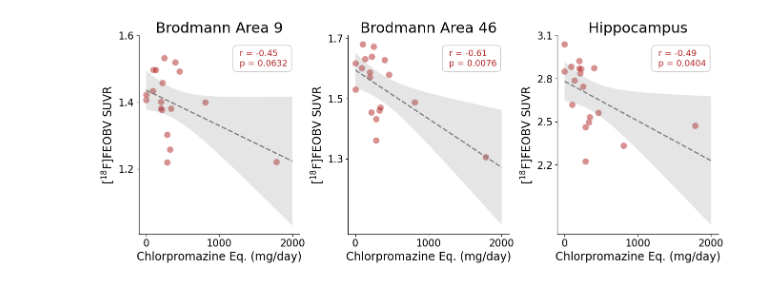
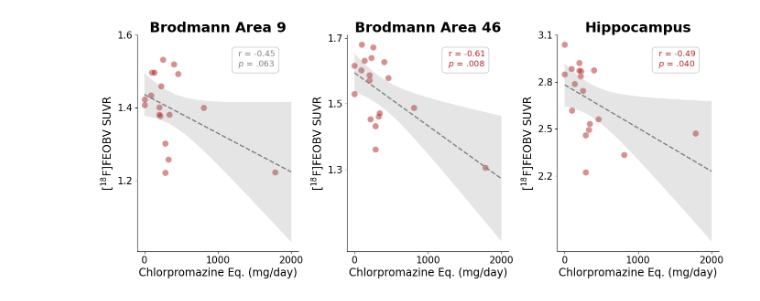
Before and after one commit to zsaint1/FEOBV-PET_Brain, a Jupyter notebook: visualization/Suppl_Figures_FEOBV-PET_Brain.ipynb, the cells around one changed output. Cells and saved outputs as stored; diff of their text form; code cells hidden in the pictures.

```diff
--- a/visualization/Suppl_Figures_FEOBV-PET_Brain.ipynb
+++ b/visualization/Suppl_Figures_FEOBV-PET_Brain.ipynb
@@ -117,103 +121,107 @@ import numpy as np
 import scipy.stats as stats
 import pandas as pd
 
-
-
-# Define ROI info
+## Define ROI info
 ROI_info = {
 	'BA9': {'label': 'Brodmann Area 9', 'ROI_ticks': [1.2, 1.4, 1.6]},
-	'Area_46': {'label': 'Brodmann Area 46', 'ROI_ticks': [1.3, 1.5, 1.7]},
+	'BA46': {'label': 'Brodmann Area 46', 'ROI_ticks': [1.3, 1.5, 1.7]},
 	'HIP': {'label': 'Hippocampus', 'ROI_ticks': [2.2, 2.5, 2.8, 3.1]},
 }
 
-
-# Variables
+## Variables
 X_var = 'cz_eq'
 X_label = 'Chlorpromazine Eq. (mg/day)'
 xticks = [0, 1000, 2000]
 prediction_lower = 0
 prediction_upper = 2000
 
-# Colors
-patient_color = '#B22222'
+## Colors
+group_color = '#B22222'
 
-# Load data
+## Load data
 masterfile = pd.read_csv('data/masterfile_final_18patients_and_33controls.csv')
 patients_only = masterfile[masterfile['Group'] == 'Schizophrenia'].copy()
 
-# Create figure with 2 subplots side-by-side
+## Create figure with 2 subplots side-by-side
 fig, axes = plt.subplots(1, 3, figsize=(15, 7))
 
-for ax, ROI in zip(axes, ['BA9', 'Area_46', 'HIP']):
+for ax, ROI in zip(axes, ['BA9', 'BA46', 'HIP']):
 	subset = patients_only[[ROI, X_var]].dropna()
 
-	# Fit linear model using statsmodels
+	## Fit linear model using statsmodels
 	X = subset[X_var]
 	y = subset[ROI]
 	X_const = sm.add_constant(X)
 	model = sm.OLS(y, X_const).fit()
 
-	# Prediction range (EXTENDED)
+	## Prediction range (EXTENDED)
 	x_pred = np.linspace(prediction_lower, prediction_upper, 200)
 	x_pred_const = sm.add_constant(x_pred)
 	y_pred = model.predict(x_pred_const)
 
-	# Confidence intervals (95%)
+	## Confidence intervals (95%)
 	pred_summary = model.get_prediction(x_pred_const).summary_frame(alpha=0.05)
 	lower = pred_summary['mean_ci_lower']
 	upper = pred_summary['mean_ci_upper']
 
-	# Scatter
+	## Scatter
 	sns.scatterplot(
 		data=subset,
 		x=X_var,
 		y=ROI,
-		color=patient_color,
+		color=group_color,
 		alpha=0.5,
 		s=100,
 		ax=ax
 	)
 
-	# Regression line
+	## Regression line
 	ax.plot(x_pred, y_pred, color='grey', linestyle='--', linewidth=2)
 
-	# Shaded confidence interval
+	## Shaded confidence interval
 	ax.fill_between(x_pred, lower, upper, color='grey', alpha=0.2, edgecolor='none')
 
-	ax.set_title(f'{ROI_info[ROI]["label"]}', fontsize=22, pad=2)
+	ax.set_title(f'{ROI_info[ROI]["label"]}', fontsize=22, pad=2, fontweight='bold')
 	ax.set_ylabel(r'[$^{18}$F]FEOBV SUVR', fontsize=17)
 	ax.set_yticks(ROI_info[ROI]['ROI_ticks'])
 	ax.set_xlabel(X_label, fontsize=17)
 	ax.set_xticks(xticks)
-	# ax.set_xlim([-1.3, 0.7])
 	ax.tick_params(axis='both', labelsize=15)
 	sns.despine(ax=ax)
 
-	# Correlation text
+	## Correlation text
 	r_val, p_val = stats.pearsonr(X, y)
 
-	# Format p-value string
-	if p_val < 0.0001:
-		p_str = "p < 0.0001"
+	## Format p-value string
+	if p_val < 0.001:
+		p_text = r"$\mathit{p}$ < .001"
 	else:
-		p_str = f"p = {p_val:.4f}"
+		p_str = f"{p_val:.3f}".replace('0.', '.')
+		p_text = r"$\mathit{p}$" + f" = {p_str}"
 
+	## set color of stats
+	if p_val < 0.05:
+		stats_color = group_color
+	else:
+		stats_color = 'gray'
+
+	## stats text box
 	ax.text(
-		0.61, 0.93, f' r = {r_val:.2f}\n {p_str}',
+		0.61, 0.93, f' r = {r_val:.2f}\n {p_text}',
 		transform=ax.transAxes,
 		fontsize=13,
-		color=patient_color,
+		color=stats_color,
 		verticalalignment='top',
 		horizontalalignment='left',
 		bbox=dict(boxstyle='round,pad=0.45', edgecolor='darkgrey', facecolor='white', alpha=0.7)
 	)
 
 
-# Save and show
+## Save and display
 plt.tight_layout(pad=5.0)
 plt.subplots_adjust(wspace=0.3)
 
 plt.savefig(f'plots/Suppl-Figure-2__ROI-SUVRs_by_{X_var}_(Patient-group).jpg', dpi=700, bbox_inches='tight')
 plt.show()
 # %% [output]
-[figure, old version]
+[figure, new version]
```
Also changed, not shown: parts of 10 cells of this notebook, 4 other files.
